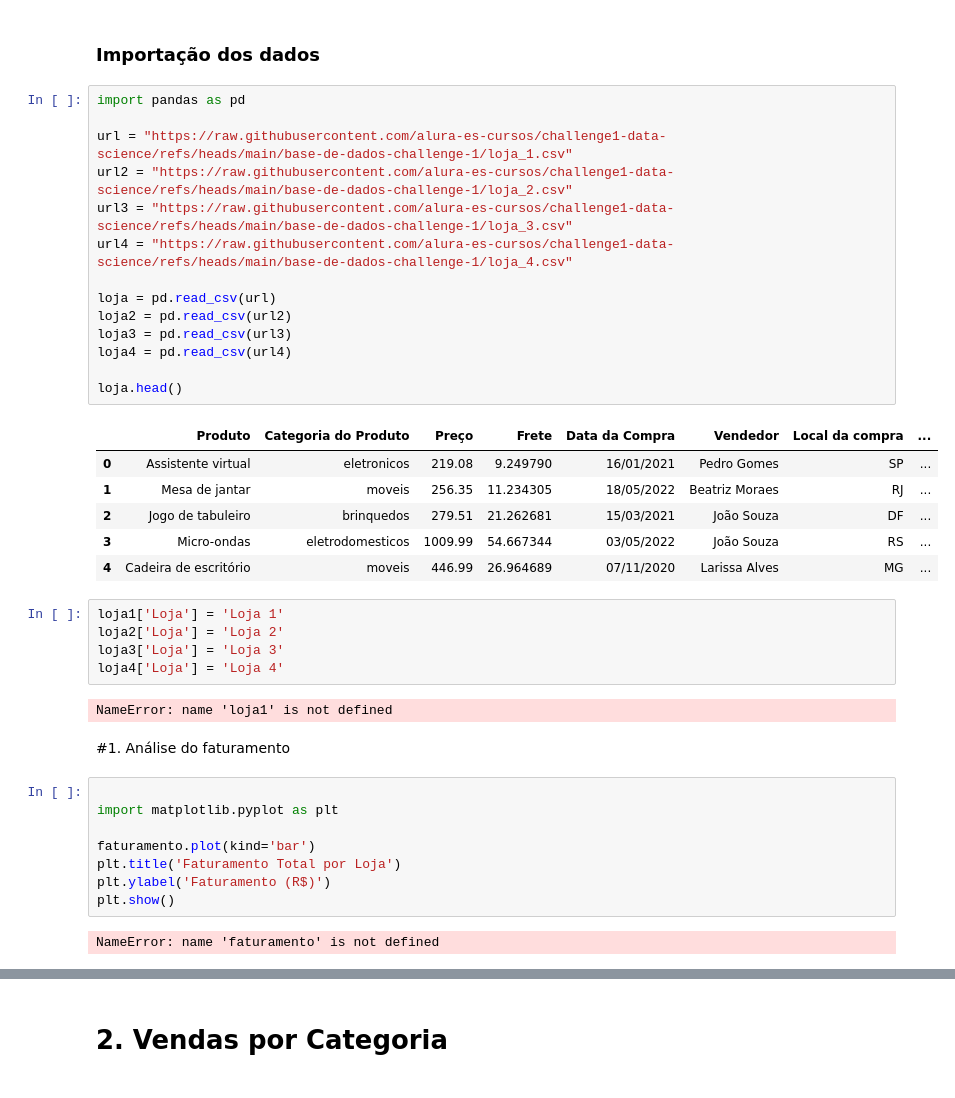
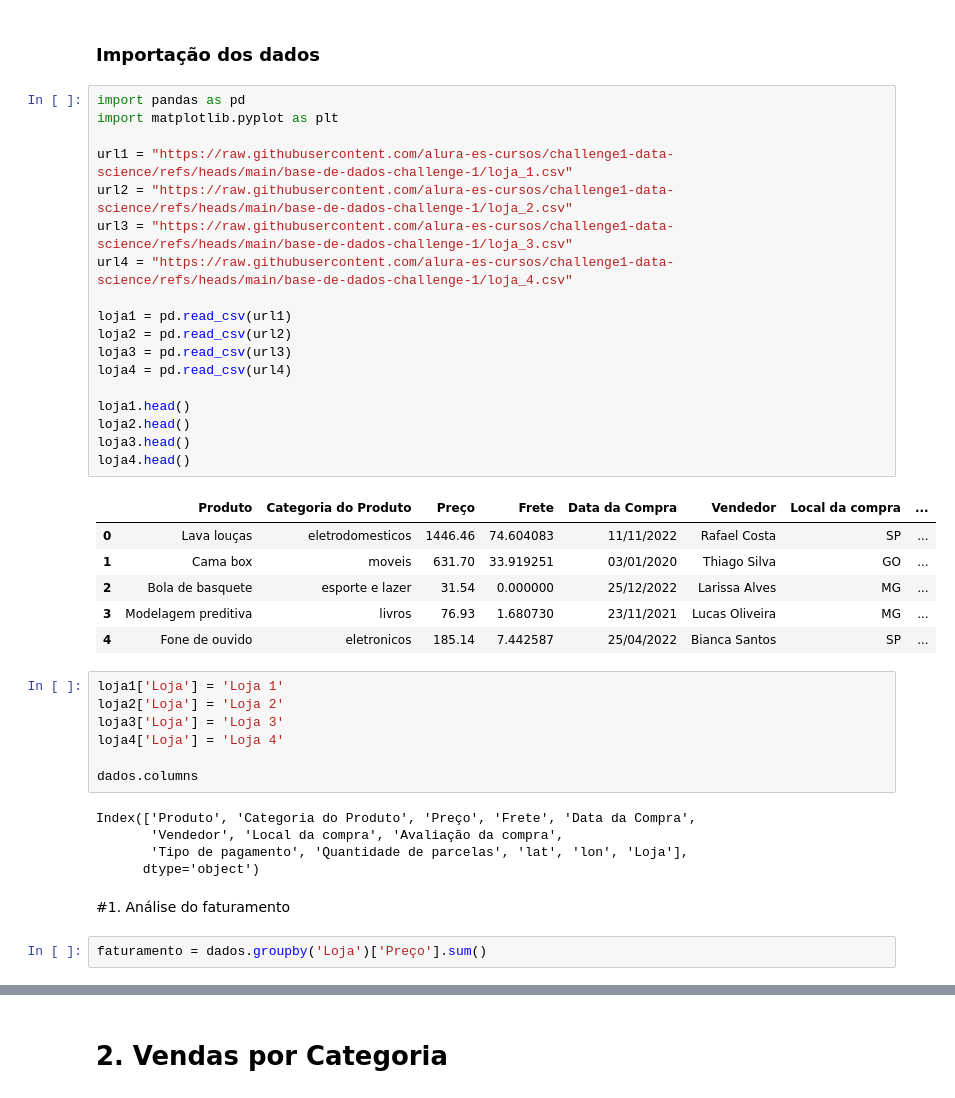
Before and after one commit to mateunix/Challenge_Alura_Store, a Jupyter notebook: AluraStoreBrasil.ipynb, the cells around one changed output, grey strips where cells are left out. Drawn from its saved outputs; the diff is of its cells as text.

```diff
--- a/AluraStoreBrasil.ipynb
+++ b/AluraStoreBrasil.ipynb
@@ -2,41 +2,42 @@
 ### Importação dos dados
 # %%
 import pandas as pd
+import matplotlib.pyplot as plt
 
-url = "https://raw.githubusercontent.com/alura-es-cursos/challenge1-data-science/refs/heads/main/base-de-dados-challenge-1/loja_1.csv"
+url1 = "https://raw.githubusercontent.com/alura-es-cursos/challenge1-data-science/refs/heads/main/base-de-dados-challenge-1/loja_1.csv"
 url2 = "https://raw.githubusercontent.com/alura-es-cursos/challenge1-data-science/refs/heads/main/base-de-dados-challenge-1/loja_2.csv"
 url3 = "https://raw.githubusercontent.com/alura-es-cursos/challenge1-data-science/refs/heads/main/base-de-dados-challenge-1/loja_3.csv"
 url4 = "https://raw.githubusercontent.com/alura-es-cursos/challenge1-data-science/refs/heads/main/base-de-dados-challenge-1/loja_4.csv"
 
-loja = pd.read_csv(url)
+loja1 = pd.read_csv(url1)
 loja2 = pd.read_csv(url2)
 loja3 = pd.read_csv(url3)
 loja4 = pd.read_csv(url4)
 
-loja.head()
+loja1.head()
+loja2.head()
+loja3.head()
+loja4.head()
 # %% [output]
 |  | Produto | Categoria do Produto | Preço | Frete | Data da Compra | Vendedor | Local da compra | ... |
-| 0 | Assistente virtual | eletronicos | 219.08 | 9.249790 | 16/01/2021 | Pedro Gomes | SP | ... |
-| 1 | Mesa de jantar | moveis | 256.35 | 11.234305 | 18/05/2022 | Beatriz Moraes | RJ | ... |
-| 2 | Jogo de tabuleiro | brinquedos | 279.51 | 21.262681 | 15/03/2021 | João Souza | DF | ... |
-| 3 | Micro-ondas | eletrodomesticos | 1009.99 | 54.667344 | 03/05/2022 | João Souza | RS | ... |
-| 4 | Cadeira de escritório | moveis | 446.99 | 26.964689 | 07/11/2020 | Larissa Alves | MG | ... |
+| 0 | Lava louças | eletrodomesticos | 1446.46 | 74.604083 | 11/11/2022 | Rafael Costa | SP | ... |
+| 1 | Cama box | moveis | 631.70 | 33.919251 | 03/01/2020 | Thiago Silva | GO | ... |
+| 2 | Bola de basquete | esporte e lazer | 31.54 | 0.000000 | 25/12/2022 | Larissa Alves | MG | ... |
+| 3 | Modelagem preditiva | livros | 76.93 | 1.680730 | 23/11/2021 | Lucas Oliveira | MG | ... |
+| 4 | Fone de ouvido | eletronicos | 185.14 | 7.442587 | 25/04/2022 | Bianca Santos | SP | ... |
 # %%
 loja1['Loja'] = 'Loja 1'
 loja2['Loja'] = 'Loja 2'
 loja3['Loja'] = 'Loja 3'
 loja4['Loja'] = 'Loja 4'
+
+dados.columns
 # %% [output]
-NameError: name 'loja1' is not defined
+Index(['Produto', 'Categoria do Produto', 'Preço', 'Frete', 'Data da Compra',
+       'Vendedor', 'Local da compra', 'Avaliação da compra',
+       'Tipo de pagamento', 'Quantidade de parcelas', 'lat', 'lon', 'Loja'],
+      dtype='object')
 # %% [markdown]
 #1. Análise do faturamento
-# %%
-
-import matplotlib.pyplot as plt
-
-faturamento.plot(kind='bar')
-plt.title('Faturamento Total por Loja')
-plt.ylabel('Faturamento (R$)')
-plt.show()
-# %% [output]
-NameError: name 'faturamento' is not defined
+# %%
+faturamento = dados.groupby('Loja')['Preço'].sum()
```
Also changed, not shown: parts of 9 cells of this notebook.
